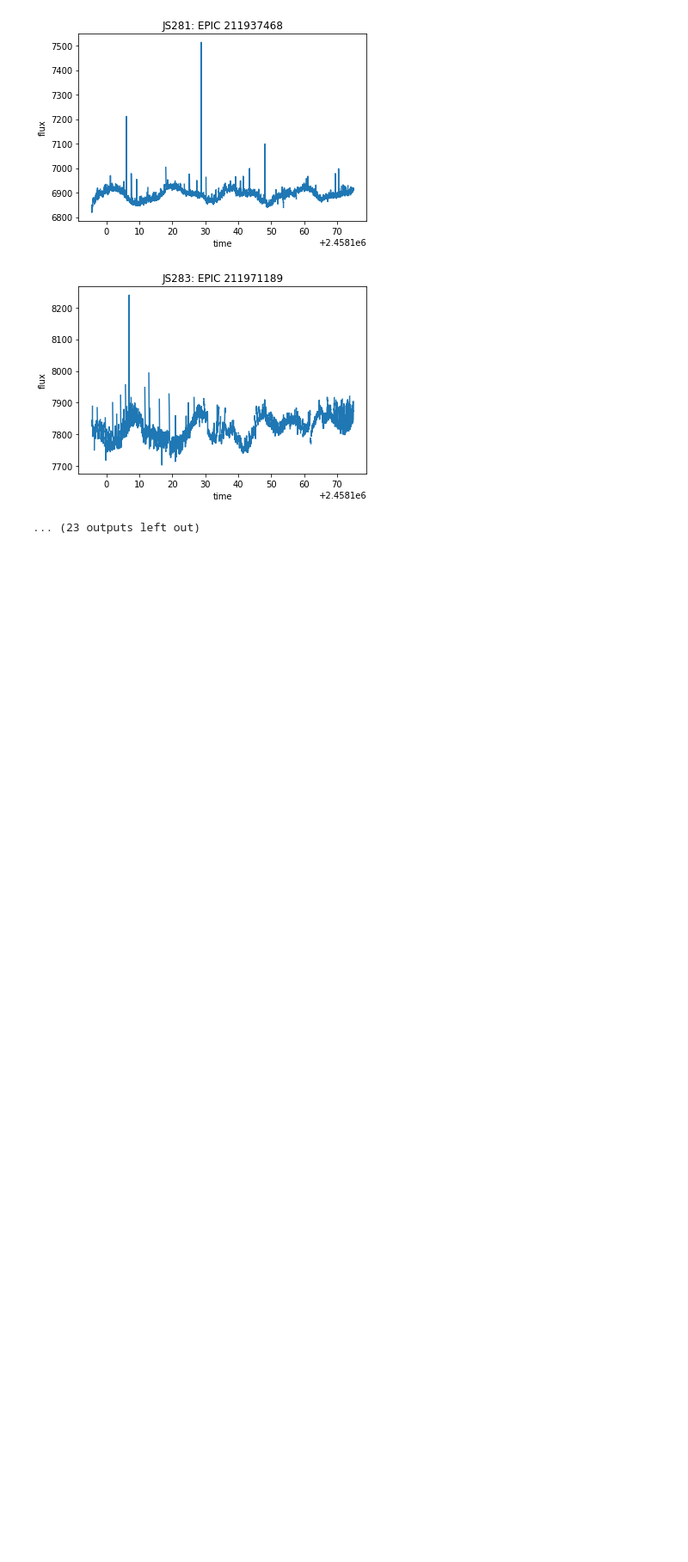
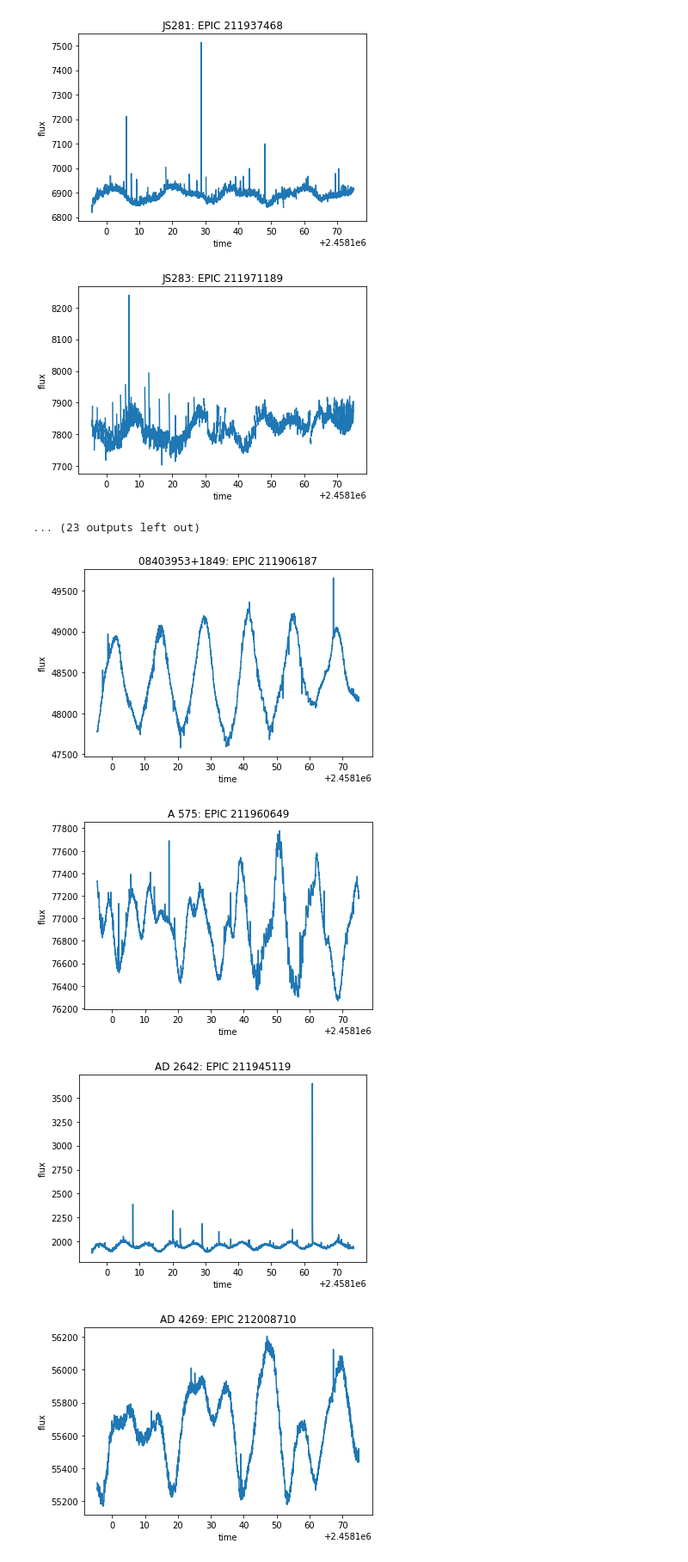
Before and after one commit to aash7871/K2_lightcurves, a Jupyter notebook: Read_lightcurves.ipynb, the cells around one changed output. Shown at 86% size. Saved outputs shown, nothing was run; the diff lists cells and outputs as text; code cells hidden in the pictures; blank space fills up the shorter version.

Commit message:
Include two methods of reading light curve data

```diff
--- a/Read_lightcurves.ipynb
+++ b/Read_lightcurves.ipynb
@@ -115,3 +116,46 @@ for target in target_ID:
 [figure]
 [figure]
 ... (23 outputs left out)
+# %%
+obs_tab =[]
+import csv
+
+with open('/Users/amandaash/Desktop/Research/observation_info/observation_table.csv', 'r') as csvFile:
+    obs_data = csv.reader(csvFile)
+    for row in obs_data:
+        obs_tab.append(row)
+csvFile.close()
+
+
+ID = []
+
+for n in obs_tab[1:]:
+    ID.append(n[0:2])
+
+target_ID = np.unique(np.array(ID),axis = 0)
+
+import glob
+
+files = glob.glob('/Users/amandaash/Desktop/Research/data/K2C16_Amanda/*.fits')
+EPIC_ID = []
+for file in files:
+    ID = (file.split('/')[7]).split('_')[1]
+    EPIC_ID.append(ID)
+
+for target in target_ID:
+    EPIC = target[1]
+    if EPIC in EPIC_ID:
+        index = EPIC_ID.index(EPIC)
+        light_curve = files[index]
+        time,flux = kep_io.k2sc_io(light_curve)
+        plt.plot(time + 2454833,flux)
+        plt.xlabel('time')
+        plt.ylabel('flux')
+        plt.title(target[0] + ': EPIC ' + str(EPIC) )
+        plt.savefig('/Users/amandaash/Desktop/Research/plots/lightcurve/{0}_k2sc.pdf'.format(target[0]))
+    plt.show()
+# %% [output]
+[figure, added]
+[figure, added]
+[figure, added]
+[figure, added]
```
Also changed, not shown: parts of 3 cells of this notebook.
